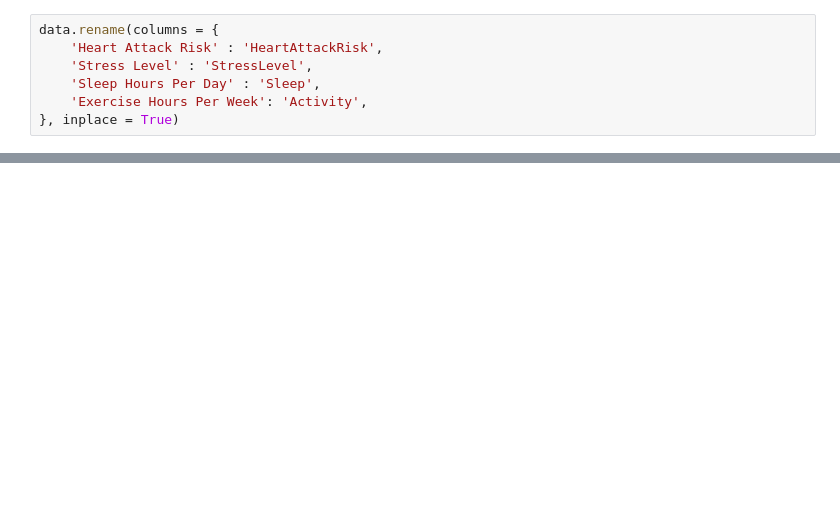
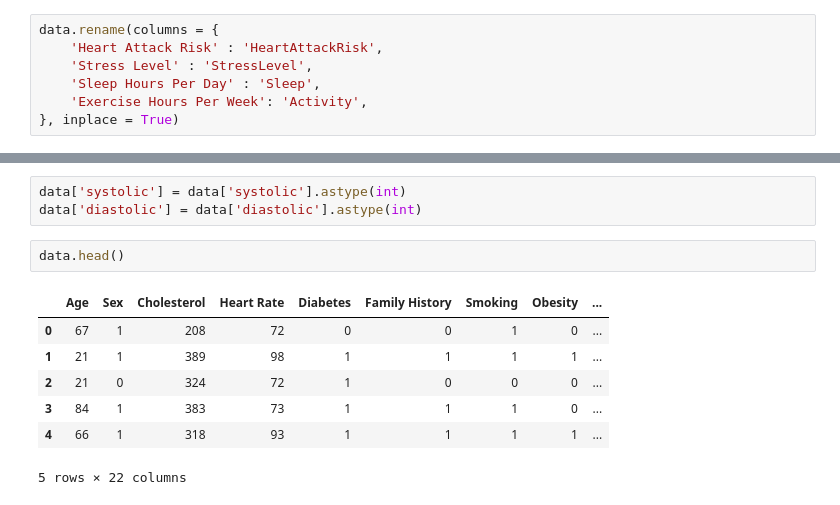
Before and after one commit to omkarnaik713/Causal-Inference-Research, a Jupyter notebook: Causal-research.ipynb, the cells around one changed output, grey strips where cells are left out. Drawn from its saved outputs; the diff is of its cells as text; blank space fills up the shorter version.

```diff
--- a/Causal-research.ipynb
+++ b/Causal-research.ipynb
@@ -154,0 +210,13 @@ data.rename(columns = {
+# %%
+data['systolic'] = data['systolic'].astype(int)
+data['diastolic'] = data['diastolic'].astype(int)
+# %%
+data.head()
+# %% [output]
+|  | Age | Sex | Cholesterol | Heart Rate | Diabetes | Family History | Smoking | Obesity | ... |
+| 0 | 67 | 1 | 208 | 72 | 0 | 0 | 1 | 0 | ... |
+| 1 | 21 | 1 | 389 | 98 | 1 | 1 | 1 | 1 | ... |
+| 2 | 21 | 0 | 324 | 72 | 1 | 0 | 0 | 0 | ... |
+| 3 | 84 | 1 | 383 | 73 | 1 | 1 | 1 | 0 | ... |
+| 4 | 66 | 1 | 318 | 93 | 1 | 1 | 1 | 1 | ... |
+5 rows × 22 columns
```
Also changed, not shown: parts of 46 cells of this notebook.
